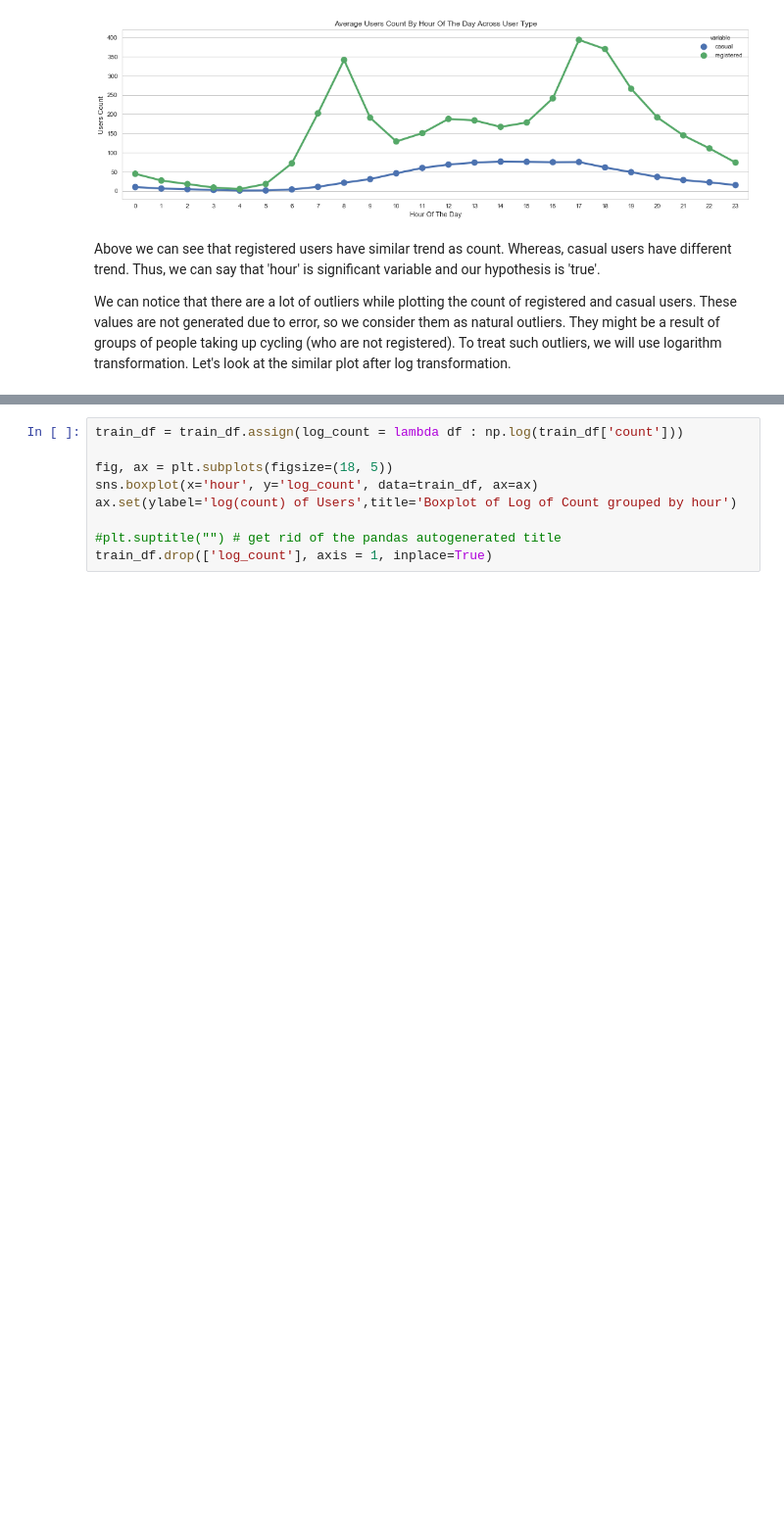
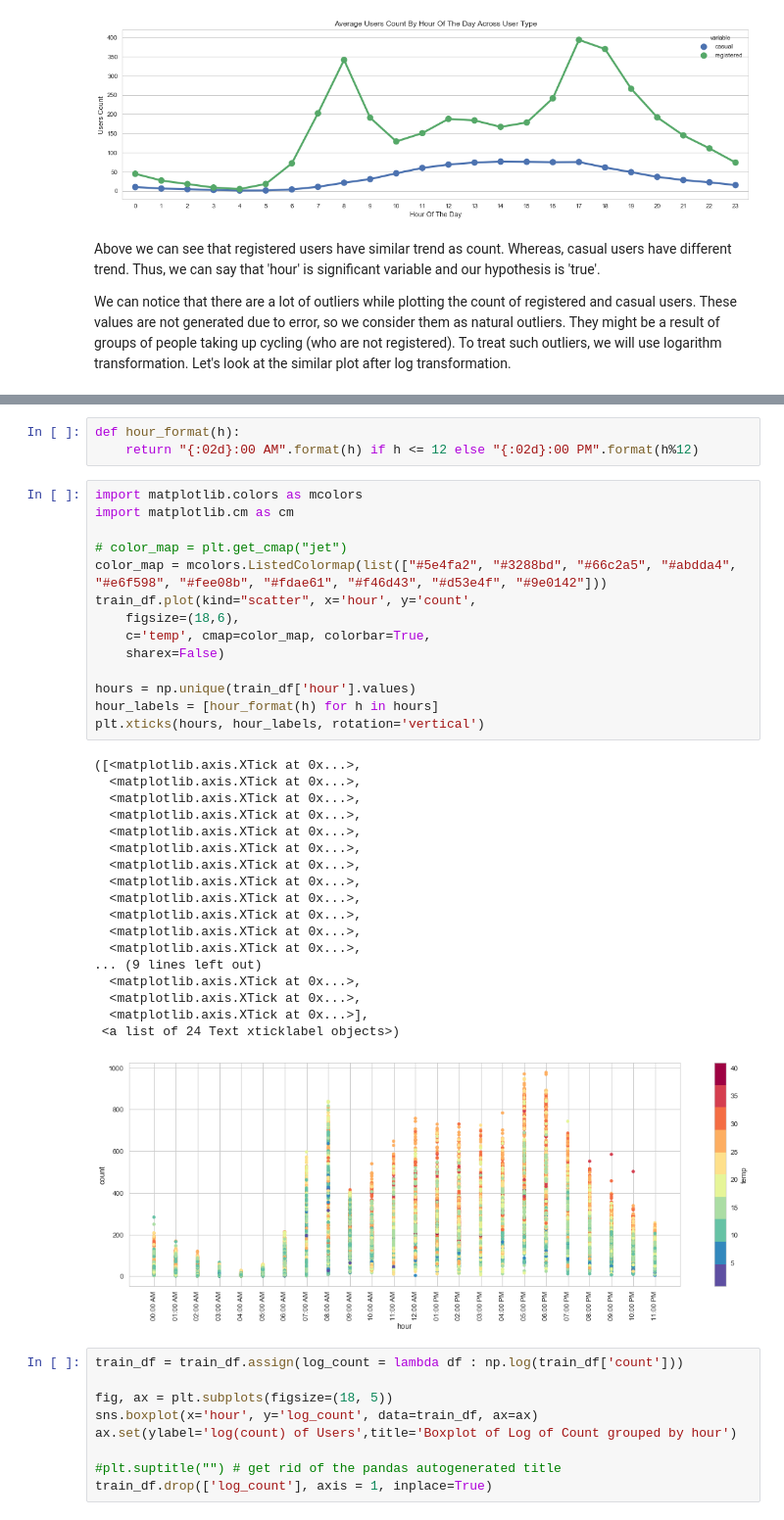
Before and after one commit to LinuxAI-PKU/ml-workspace, a Jupyter notebook: kaggle-bike-sharing-demand/kaggle-bike-sharing-demand.ipynb, the cells around one changed output, grey strips where cells are left out. Shown at 98% size. Saved outputs shown, nothing was run; the diff lists cells and outputs as text; blank space fills up the shorter version.

```diff
--- a/kaggle-bike-sharing-demand/kaggle-bike-sharing-demand.ipynb
+++ b/kaggle-bike-sharing-demand/kaggle-bike-sharing-demand.ipynb
@@ -429,3 +452,39 @@ train_df.plot(kind="scatter", x="hour", y="count", alpha=0.4,
+# %%
+def hour_format(h):
+    return "{:02d}:00 AM".format(h) if h <= 12 else "{:02d}:00 PM".format(h%12)
+# %%
+import matplotlib.colors as mcolors
+import matplotlib.cm as cm
+
+# color_map = plt.get_cmap("jet")
+color_map = mcolors.ListedColormap(list(["#5e4fa2", "#3288bd", "#66c2a5", "#abdda4", "#e6f598", "#fee08b", "#fdae61", "#f46d43", "#d53e4f", "#9e0142"]))
+train_df.plot(kind="scatter", x='hour', y='count',
+    figsize=(18,6),
+    c='temp', cmap=color_map, colorbar=True,
+    sharex=False)
+
+hours = np.unique(train_df['hour'].values)
+hour_labels = [hour_format(h) for h in hours]
+plt.xticks(hours, hour_labels, rotation='vertical')
+# %% [output]
+([<matplotlib.axis.XTick at 0x...>,
+  <matplotlib.axis.XTick at 0x...>,
+  <matplotlib.axis.XTick at 0x...>,
+  <matplotlib.axis.XTick at 0x...>,
+  <matplotlib.axis.XTick at 0x...>,
+  <matplotlib.axis.XTick at 0x...>,
+  <matplotlib.axis.XTick at 0x...>,
+  <matplotlib.axis.XTick at 0x...>,
+  <matplotlib.axis.XTick at 0x...>,
+  <matplotlib.axis.XTick at 0x...>,
+  <matplotlib.axis.XTick at 0x...>,
+  <matplotlib.axis.XTick at 0x...>,
+... (9 lines left out)
+  <matplotlib.axis.XTick at 0x...>,
+  <matplotlib.axis.XTick at 0x...>,
+  <matplotlib.axis.XTick at 0x...>],
+ <a list of 24 Text xticklabel objects>)
+[figure, added]
 # %%
 train_df = train_df.assign(log_count = lambda df : np.log(train_df['count']))
 
```
Also changed, not shown: parts of 4 cells of this notebook.
